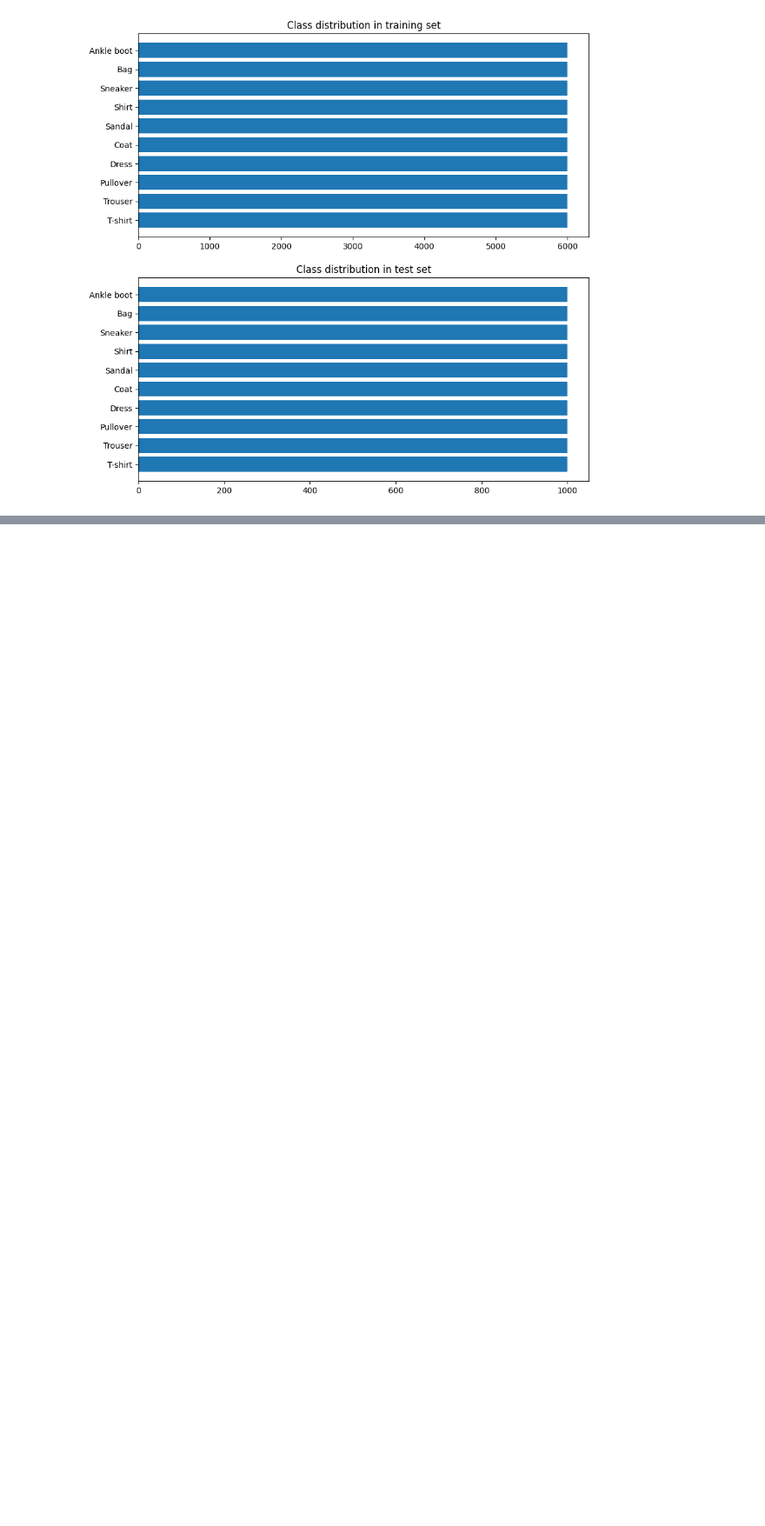
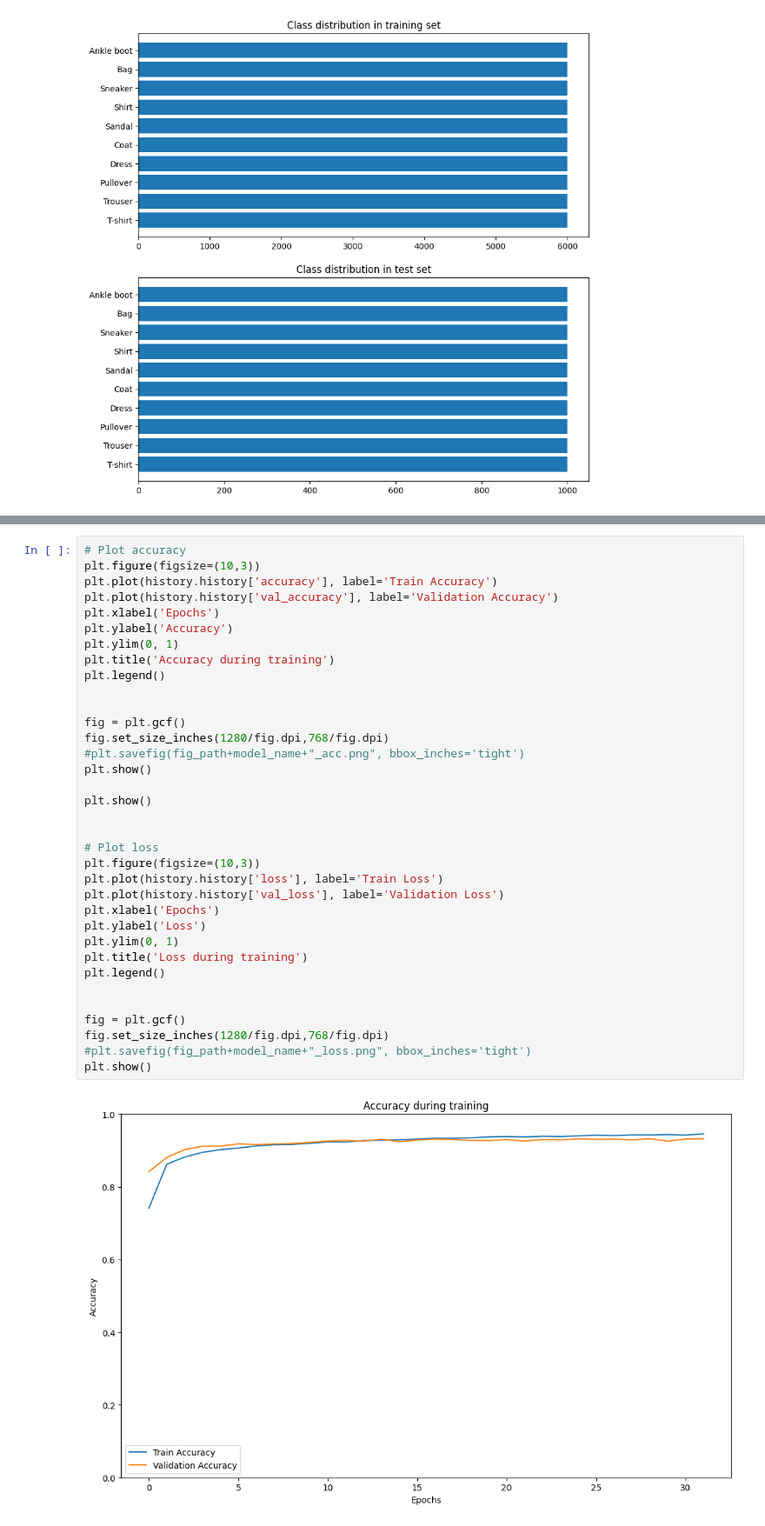
Before and after one commit to dgayet/ml_fpga_unmdp, a Jupyter notebook: labs/lab1/01-basicML.ipynb, the cells around one changed output, grey strips where cells are left out. Shown at 87% size. Drawn from its saved outputs; the diff is of its cells as text; blank space fills up the shorter version.

```diff
--- a/labs/lab1/01-basicML.ipynb
+++ b/labs/lab1/01-basicML.ipynb
@@ -809,2 +829,39 @@ model.save('./models/FashionMnist_moel.keras')
 # %% [output]
 WARNING:absl:You are saving your model as an HDF5 file via `model.save()` or `keras.saving.save_model(model)`. This file format is considered legacy. We recommend using instead the native Keras format ...
+# %%
+# Plot accuracy
+plt.figure(figsize=(10,3))
+plt.plot(history.history['accuracy'], label='Train Accuracy')
+plt.plot(history.history['val_accuracy'], label='Validation Accuracy')
+plt.xlabel('Epochs')
+plt.ylabel('Accuracy')
+plt.ylim(0, 1)
+plt.title('Accuracy during training')
+plt.legend()
+
+
+fig = plt.gcf()
+fig.set_size_inches(1280/fig.dpi,768/fig.dpi)
+#plt.savefig(fig_path+model_name+"_acc.png", bbox_inches='tight')
+plt.show()
+
+plt.show()
+
+
+# Plot loss
+plt.figure(figsize=(10,3))
+plt.plot(history.history['loss'], label='Train Loss')
+plt.plot(history.history['val_loss'], label='Validation Loss')
+plt.xlabel('Epochs')
+plt.ylabel('Loss')
+plt.ylim(0, 1)
+plt.title('Loss during training')
+plt.legend()
+
+
+fig = plt.gcf()
+fig.set_size_inches(1280/fig.dpi,768/fig.dpi)
+#plt.savefig(fig_path+model_name+"_loss.png", bbox_inches='tight')
+plt.show()
+# %% [output]
+[figure, added]
```
Also changed, not shown: parts of 29 cells of this notebook, 18 other files.
